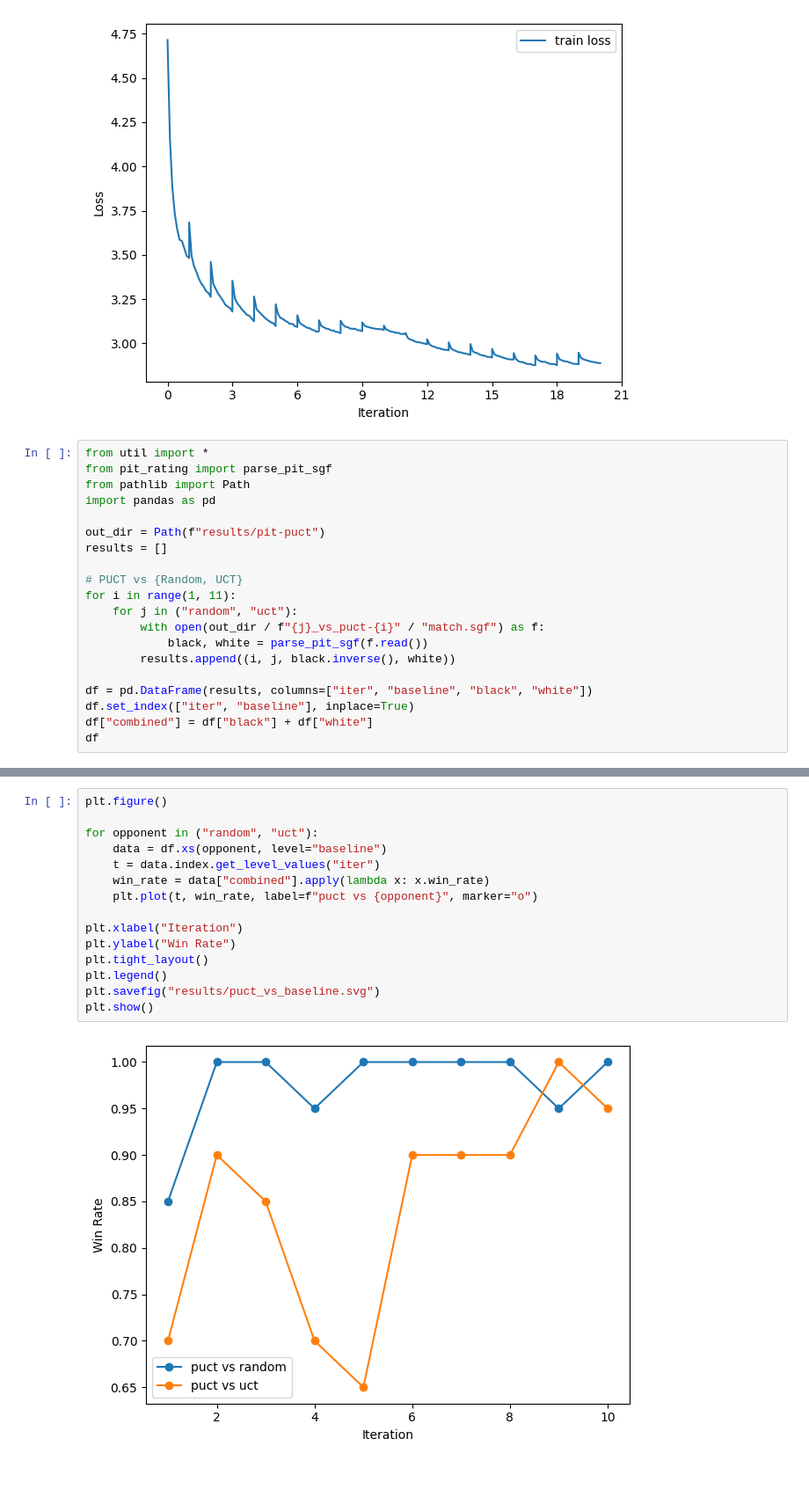
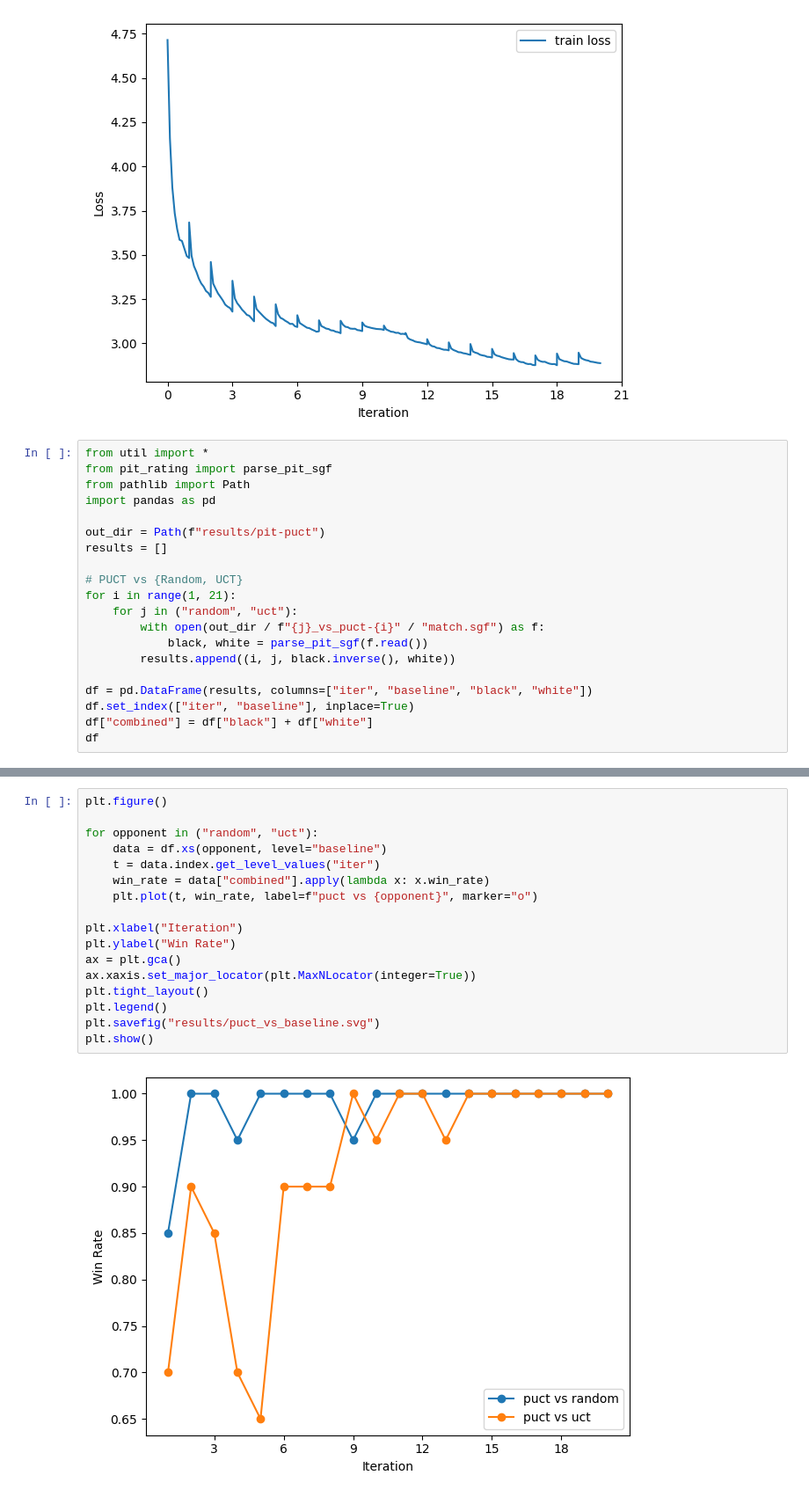
Before and after one commit to hotwords123/ai-labs-2024, a Jupyter notebook: plot_puct.ipynb, the cells around one changed output, grey strips where cells are left out. Shown at 88% size. Cells and saved outputs as stored; diff of their text form.

```diff
--- a/plot_puct.ipynb
+++ b/plot_puct.ipynb
@@ -37,7 +37,7 @@ out_dir = Path(f"results/pit-puct")
 results = []
 
 # PUCT vs {Random, UCT}
-for i in range(1, 11):
+for i in range(1, 21):
     for j in ("random", "uct"):
         with open(out_dir / f"{j}_vs_puct-{i}" / "match.sgf") as f:
             black, white = parse_pit_sgf(f.read())
@@ -69,20 +69,22 @@ df
 # %%
 plt.figure()
 
 for opponent in ("random", "uct"):
     data = df.xs(opponent, level="baseline")
     t = data.index.get_level_values("iter")
     win_rate = data["combined"].apply(lambda x: x.win_rate)
     plt.plot(t, win_rate, label=f"puct vs {opponent}", marker="o")
 
 plt.xlabel("Iteration")
 plt.ylabel("Win Rate")
+ax = plt.gca()
+ax.xaxis.set_major_locator(plt.MaxNLocator(integer=True))
 plt.tight_layout()
 plt.legend()
 plt.savefig("results/puct_vs_baseline.svg")
 plt.show()
 # %% [output]
-[figure, old version]
+[figure, new version]
 # %%
 from pit_rating import EloRating
 
```
Also changed, not shown: parts of 5 cells of this notebook, 1 other file.
